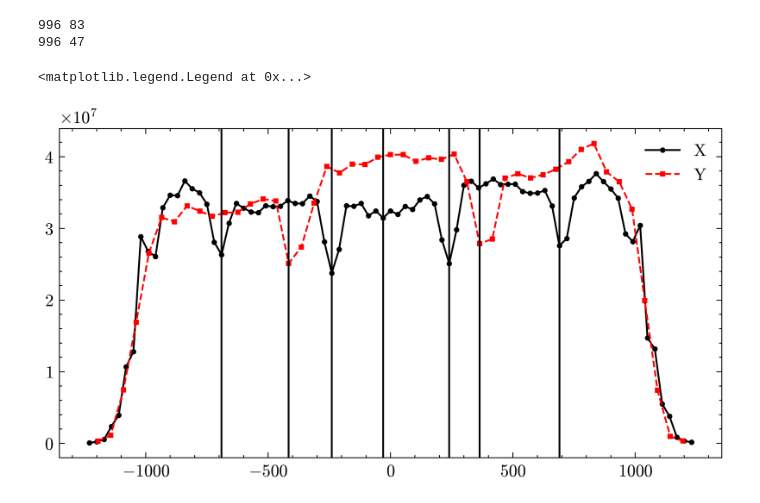
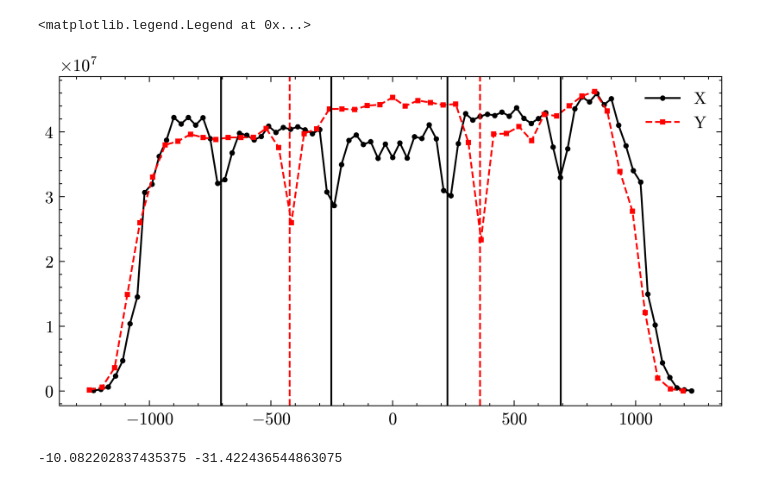
Before and after one commit to Quizznor/phd-thesis, a Jupyter notebook: Projects/XYScanner/QualityCheck/experiment.ipynb, the cells around one changed output. Drawn from its saved outputs; the diff is of its cells as text; code cells hidden in the pictures.

```diff
--- a/Projects/XYScanner/QualityCheck/experiment.ipynb
+++ b/Projects/XYScanner/QualityCheck/experiment.ipynb
@@ -19,5 +4,5 @@ from utils.plotting import *
 # %%
-df = pd.read_csv(f'/home/filip/xy-calibration/results/outPositionsComb_13264x.txt', sep=',', names=('time', 'x', 'y',
+df = pd.read_csv(f'/home/filip/xy-calibration/results/outPositionsComb_15984x.txt', sep=',', names=('time', 'x', 'y',
                  'event_number', 'user_id', 'temp_led', 'temp_phd', 'temp_board', 'phd_signal',
                  'FDeventSum'), comment='#', header=0)
 df['r'] = np.sqrt(df['x']**2 + df['y']**2)
@@ -30,9 +10,3 @@ plt.scatter(df['x'], df['y'], c=df['FDeventSum'], cmap='plasma')
-# %%
-print(len(df['x']), len(np.unique(df['x'])))
-print(len(df['y']), len(np.unique(df['y'])))
-# %% [output]
-996 83
-996 47
 # %%
 row_median, col_median = [], []
 X, Y = np.unique(df['x']), np.unique(df['y'])
@@ -41,22 +15,41 @@ for x in X:
     col_median.append(np.nanmedian(df[df['x'] == x]['FDeventSum']))
 for y in Y:
     row_median.append(np.nanmedian(df[df['y'] == y]['FDeventSum']))
+
+col_median = np.array(col_median)
+row_median = np.array(row_median)
 # %%
 from scipy.signal import argrelmin
+from scipy.signal import find_peaks
 
-filter_x = argrelmin(np.array(col_median), order=5)[0]
-filter_y = argrelmin(np.array(row_median), order=5)[0]
+# filter_x = argrelmin(np.array(col_median), order=5)[0]
+# filter_y = argrelmin(np.array(row_median), order=5)[0]
+filter_x, _ = find_peaks(-col_median, prominence=0.1 * np.max(col_median), distance=8)
+filter_y, _ = find_peaks(-row_median, prominence=0.1 * np.max(row_median), distance=8)
 
 plt.plot(X, col_median, label='X')
 plt.plot(Y, row_median, label='Y')
 
+xx, yy = [], []
+
 for x in filter_x:
-    plt.axvline(X[x])
+    # TODO: handle edges?
+    weighted_mean = np.average(X[x-1:x+2], weights=1-col_median[x-1:x+2]/col_median[x-1:x+2].max())
+    if np.abs(weighted_mean) > 850: continue
+    plt.axvline(weighted_mean)
+    xx.append(weighted_mean)
 for y in filter_y:
-    plt.axvline(Y[y])
+    weighted_mean = np.average(Y[y-1:y+2], weights=1-row_median[y-1:y+2]/row_median[y-1:y+2].max())
+    if np.abs(weighted_mean) > 850: continue
+    plt.axvline(weighted_mean, c='r', ls='--')
+    yy.append(weighted_mean)
 
-# plt.yscale('log')
+
 plt.legend()
 # %% [output]
 <matplotlib.legend.Legend at 0x...>
-[figure, old version]
+[figure, new version]
+# %%
+print(np.mean(xx), np.mean(yy))
+# %% [output]
+-10.082202837435375 -31.422436544863075
```
Also changed, not shown: parts of 2 cells of this notebook, 10 other files.
